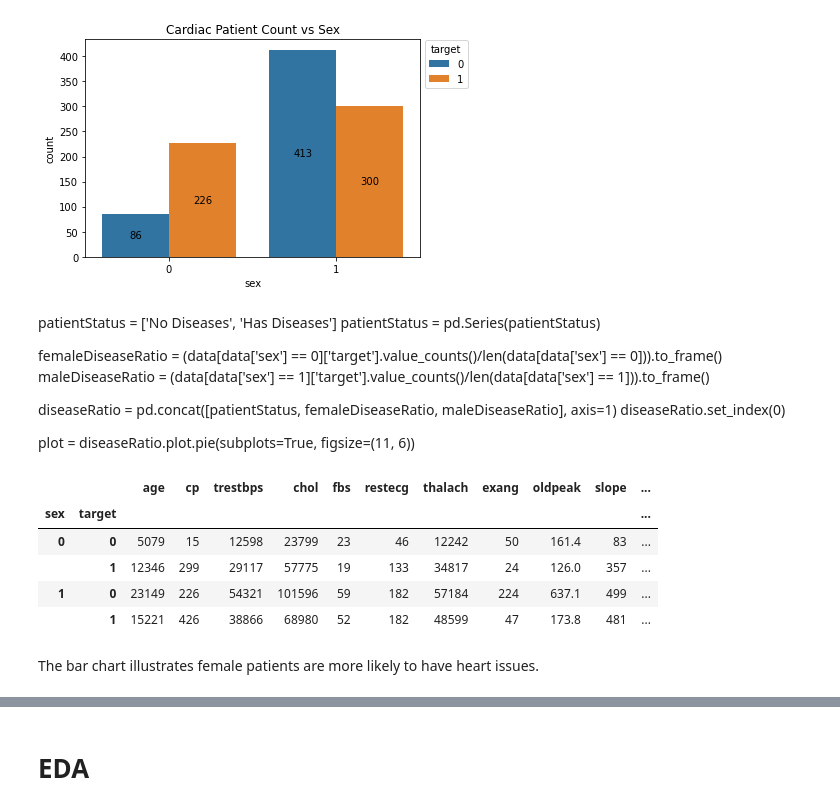
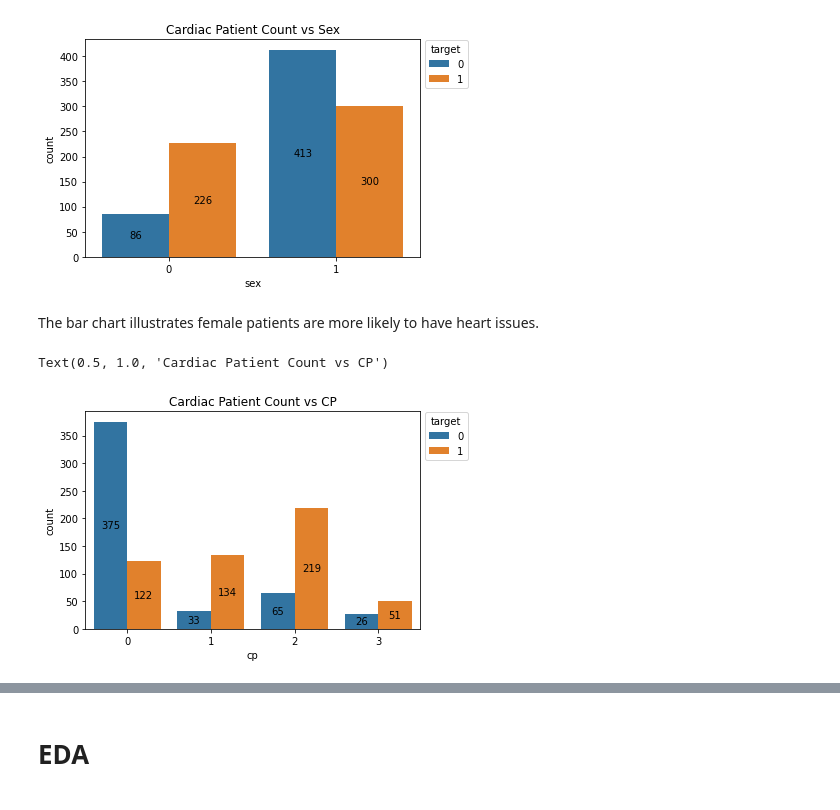
Before and after one commit to egesoyarar/heart-disease-rest-api, a Jupyter notebook: notebook/heart-disease.ipynb, the cells around one changed output, grey strips where cells are left out. Saved outputs shown, nothing was run; the diff lists cells and outputs as text; code cells hidden in the pictures.

```diff
--- a/notebook/heart-disease.ipynb
+++ b/notebook/heart-disease.ipynb
@@ -100,25 +100,18 @@ plt.title('Cardiac Patient Count vs Sex')
 # %% [output]
 Text(0.5, 1.0, 'Cardiac Patient Count vs Sex')
 [figure]
-# %% [markdown]
-patientStatus = ['No Diseases', 'Has Diseases']
-patientStatus = pd.Series(patientStatus)
-
-femaleDiseaseRatio = (data[data['sex'] == 0]['target'].value_counts()/len(data[data['sex'] == 0])).to_frame()
-maleDiseaseRatio = (data[data['sex'] == 1]['target'].value_counts()/len(data[data['sex'] == 1])).to_frame()
-
-diseaseRatio = pd.concat([patientStatus, femaleDiseaseRatio, maleDiseaseRatio], axis=1)
-diseaseRatio.set_index(0)
-
-plot = diseaseRatio.plot.pie(subplots=True, figsize=(11, 6))
-# %%
-data.groupby(['sex','target']).sum()
-# %% [output]
-|  |  | age | cp | trestbps | chol | fbs | restecg | thalach | exang | oldpeak | slope | ... |
-| sex | target |  |  |  |  |  |  |  |  |  |  | ... |
-| 0 | 0 | 5079 | 15 | 12598 | 23799 | 23 | 46 | 12242 | 50 | 161.4 | 83 | ... |
-|  | 1 | 12346 | 299 | 29117 | 57775 | 19 | 133 | 34817 | 24 | 126.0 | 357 | ... |
-| 1 | 0 | 23149 | 226 | 54321 | 101596 | 59 | 182 | 57184 | 224 | 637.1 | 499 | ... |
-|  | 1 | 15221 | 426 | 38866 | 68980 | 52 | 182 | 48599 | 47 | 173.8 | 481 | ... |
-# %% [markdown]
-The bar chart illustrates female patients are more likely to have heart issues.
+# %% [markdown]
+The bar chart illustrates female patients are more likely to have heart issues.
+# %%
+ax = sns.countplot(data=data, x='cp', hue='target', order=[0, 1, 2, 3])
+sns.move_legend(ax, bbox_to_anchor=(1, 1.02), loc='upper left')
+
+for c in ax.containers:
+
+    # set the bar label
+    ax.bar_label(c, label_type='center')
+
+plt.title('Cardiac Patient Count vs CP')
+# %% [output]
+Text(0.5, 1.0, 'Cardiac Patient Count vs CP')
+[figure, added]
```
Also changed, not shown: parts of 3 cells of this notebook.
